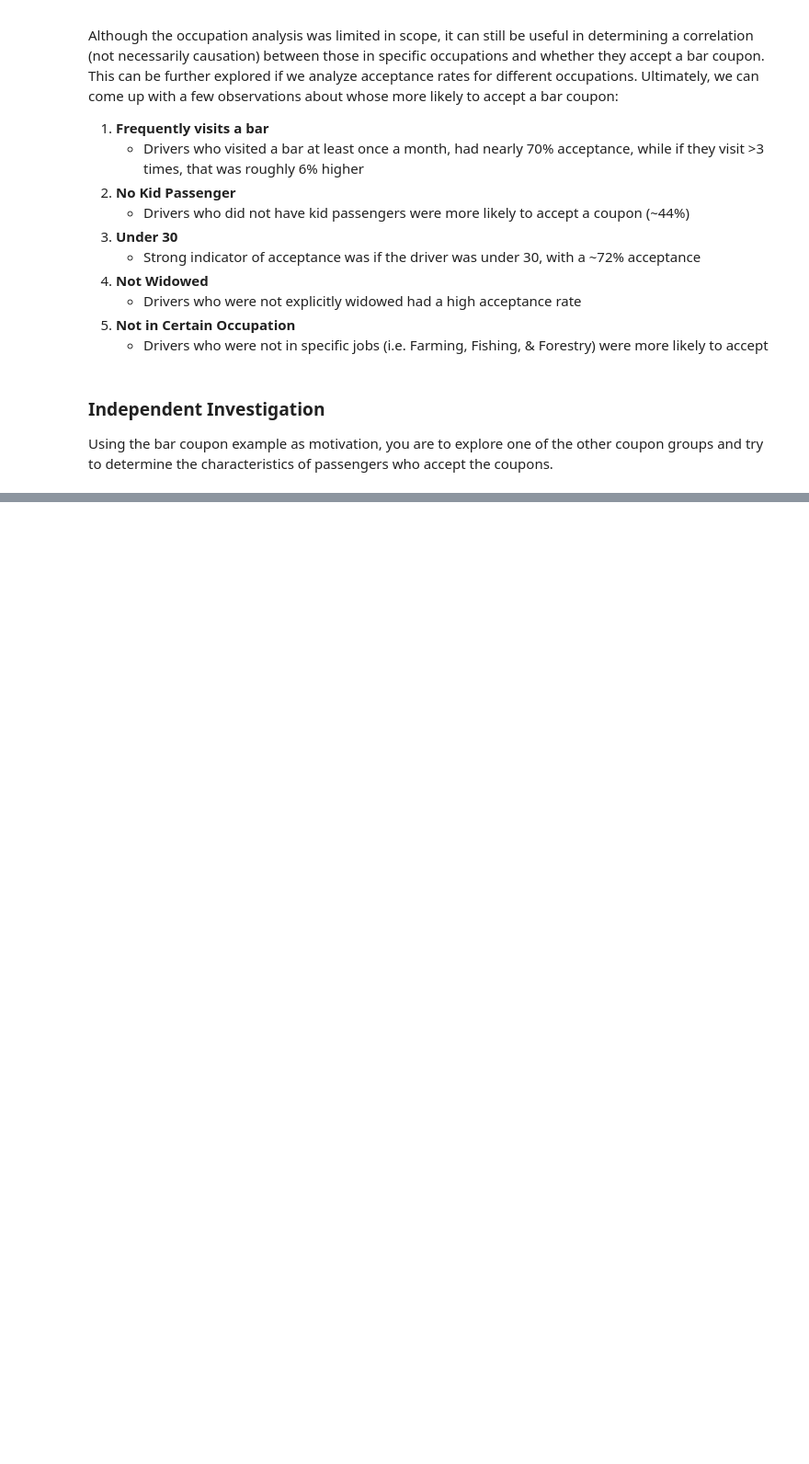
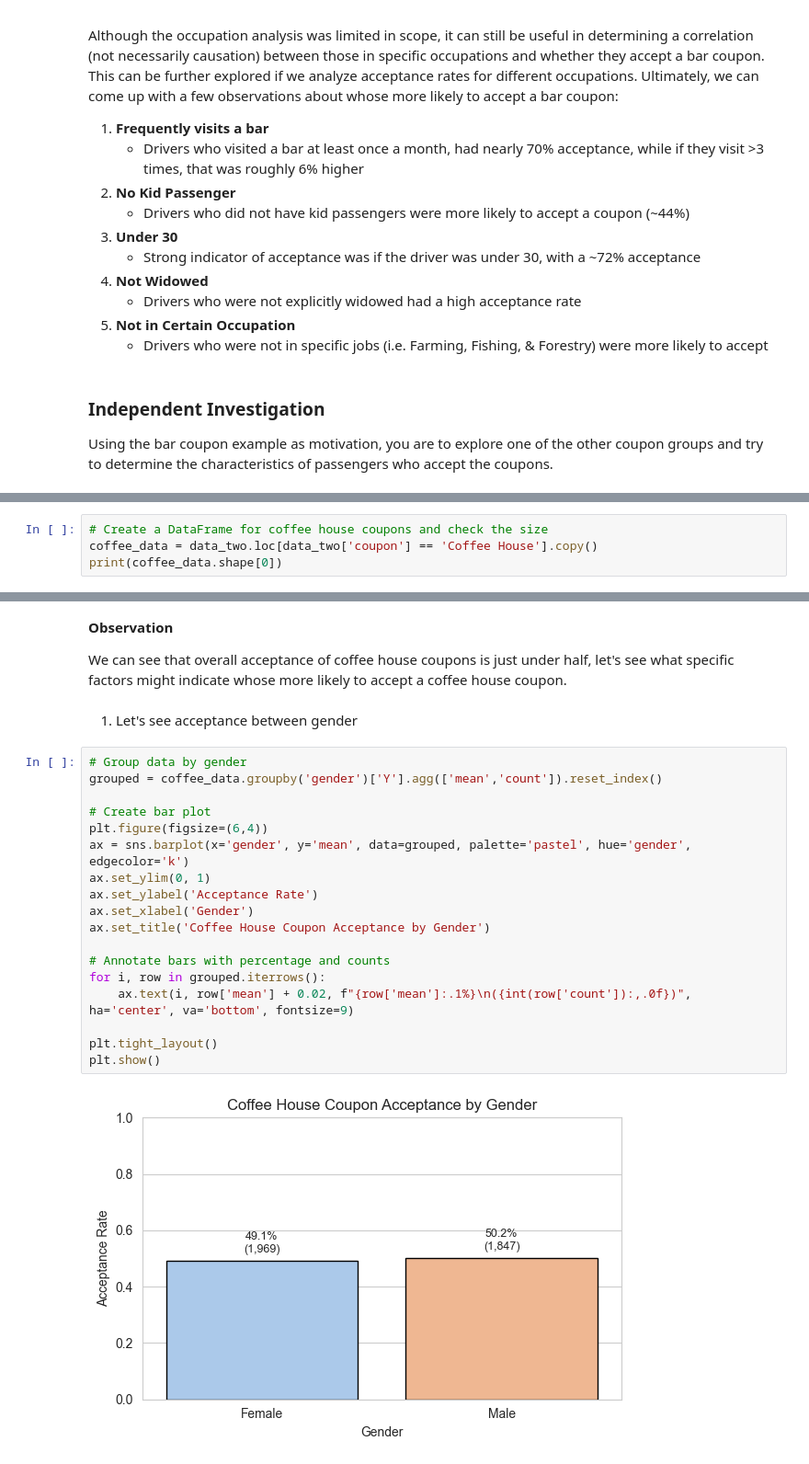
Before and after one commit to thechiangsta/UCB-Module-5-Assignment, a Jupyter notebook: coupon_analysis.ipynb, the cells around one changed output, grey strips where cells are left out. Shown at 92% size. Cells and saved outputs as stored; diff of their text form; blank space fills up the shorter version.

Commit message:
Add coffee analysis.

```diff
--- a/coupon_analysis.ipynb
+++ b/coupon_analysis.ipynb
@@ -487,0 +490,4 @@ Using the bar coupon example as motivation, you are to explore one of the other
+# %%
+# Create a DataFrame for coffee house coupons and check the size
+coffee_data = data_two.loc[data_two['coupon'] == 'Coffee House'].copy()
+print(coffee_data.shape[0])
@@ -487,0 +523,26 @@ Using the bar coupon example as motivation, you are to explore one of the other
+# %% [markdown]
+**Observation**
+
+We can see that overall acceptance of coffee house coupons is just under half, let's see what specific factors might indicate whose more likely to accept a coffee house coupon.
+# %% [markdown]
+1. Let's see acceptance between gender
+# %%
+# Group data by gender
+grouped = coffee_data.groupby('gender')['Y'].agg(['mean','count']).reset_index()
+
+# Create bar plot
+plt.figure(figsize=(6,4))
+ax = sns.barplot(x='gender', y='mean', data=grouped, palette='pastel', hue='gender', edgecolor='k')
+ax.set_ylim(0, 1)
+ax.set_ylabel('Acceptance Rate')
+ax.set_xlabel('Gender')
+ax.set_title('Coffee House Coupon Acceptance by Gender')
+
+# Annotate bars with percentage and counts
+for i, row in grouped.iterrows():
+    ax.text(i, row['mean'] + 0.02, f"{row['mean']:.1%}\n({int(row['count']):,.0f})", ha='center', va='bottom', fontsize=9)
+
+plt.tight_layout()
+plt.show()
+# %% [output]
+[figure, added]
```
Also changed, not shown: parts of 22 cells of this notebook.
